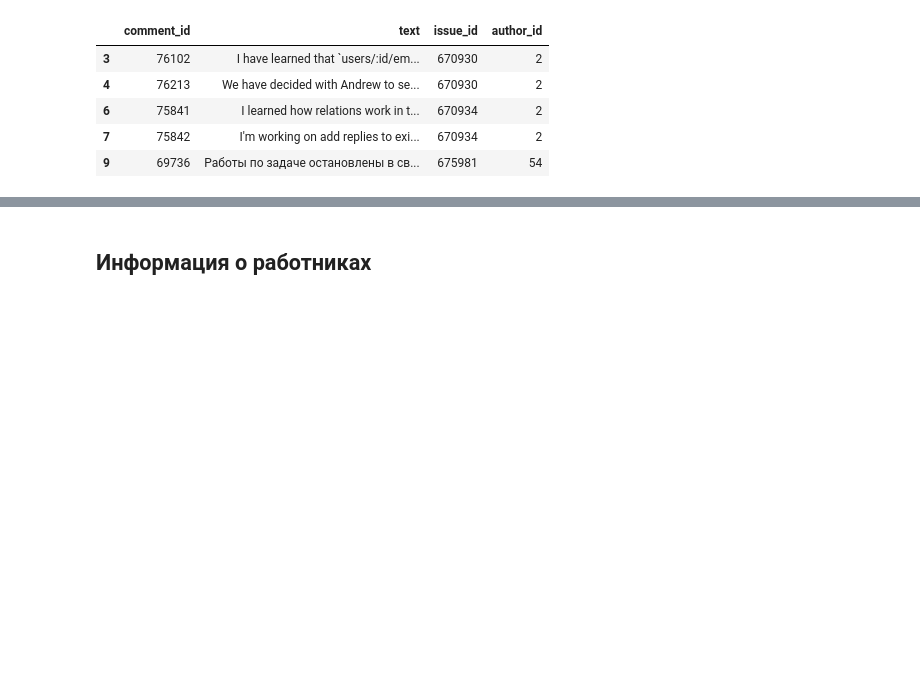
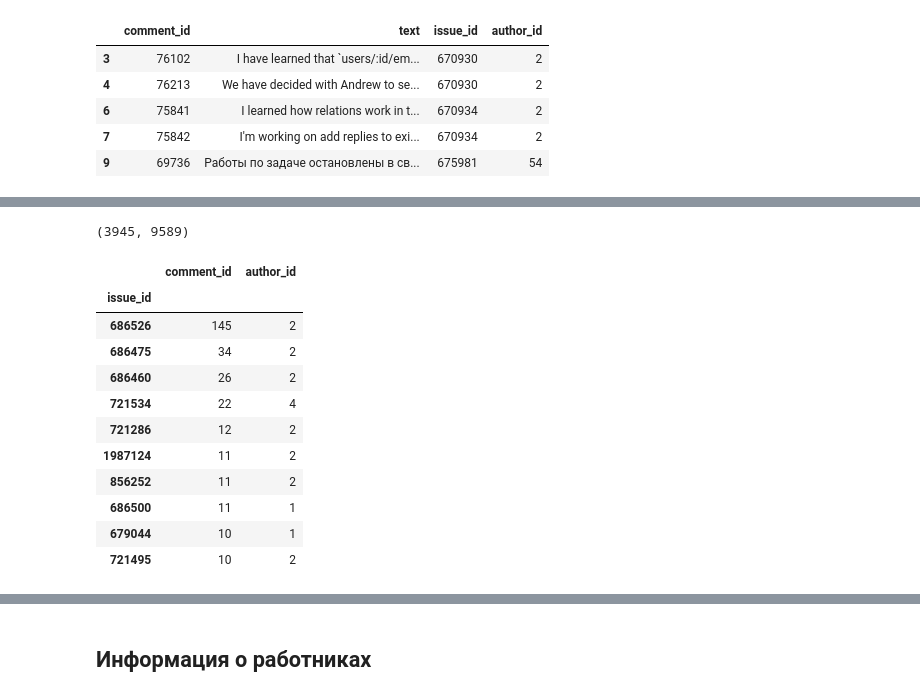
Before and after one commit to TayJen/hackathon_algu2022, a Jupyter notebook: H_ALGU_2022_Research.ipynb, the cells around one changed output, grey strips where cells are left out. Cells and saved outputs as stored; diff of their text form; code cells hidden in the pictures; blank space fills up the shorter version.

```diff
--- a/H_ALGU_2022_Research.ipynb
+++ b/H_ALGU_2022_Research.ipynb
@@ -608,0 +745,24 @@ df_coms[df_coms.issue_id.duplicated()].head()
+# %%
+len(set(df['id'].values) & set(df_coms['issue_id'].values)), len(df)
+# %% [output]
+(3945, 9589)
+# %%
+df_test = pd.read_csv('./data/test/test_issues.csv')
+df_coms_test = pd.read_csv('./data/test/test_comments.csv')
+
+df_coms_test.groupby('issue_id').agg({'comment_id': 'count',
+                                      'author_id': 'nunique'}).sort_values(by='comment_id',
+                                                                           ascending=False).head(10)
+# %% [output]
+|  | comment_id | author_id |
+| issue_id |  |  |
+| 686526 | 145 | 2 |
+| 686475 | 34 | 2 |
+| 686460 | 26 | 2 |
+| 721534 | 22 | 4 |
+| 721286 | 12 | 2 |
+| 1987124 | 11 | 2 |
+| 856252 | 11 | 2 |
+| 686500 | 11 | 1 |
+| 679044 | 10 | 1 |
+| 721495 | 10 | 2 |
```
Also changed, not shown: parts of 23 cells of this notebook.
